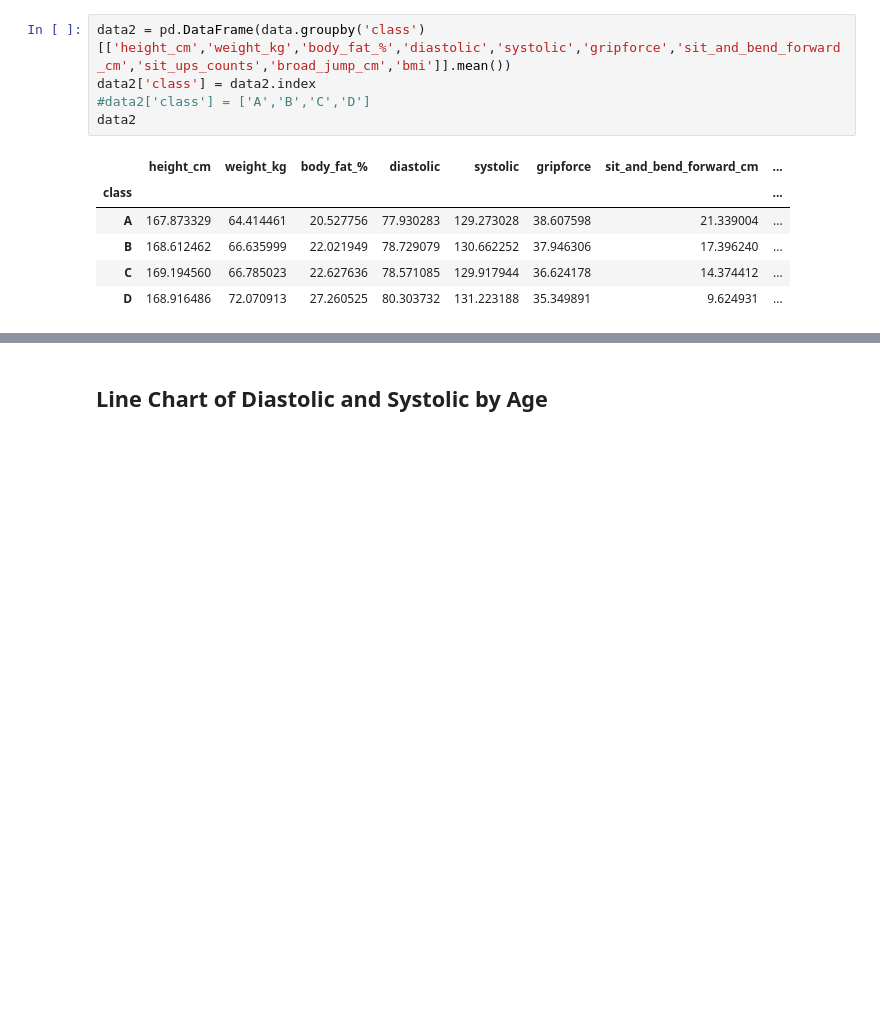
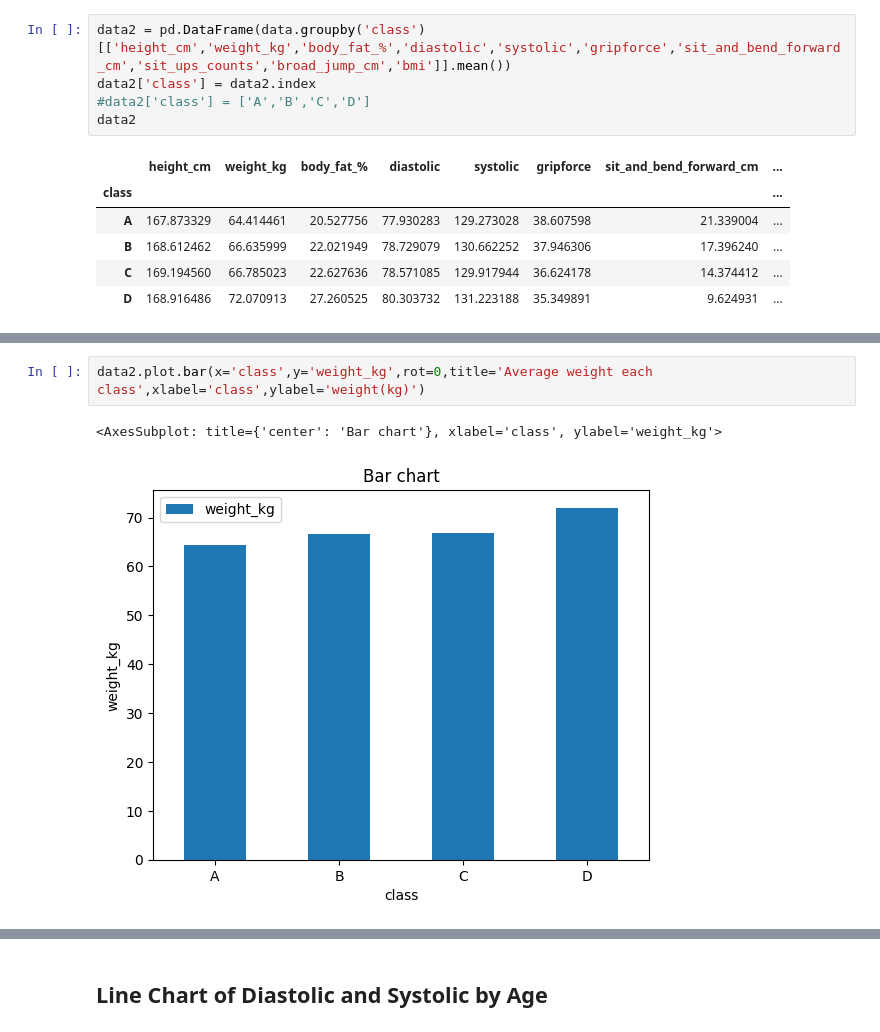
Before and after one commit to kookwangs/DataMiningProject, a Jupyter notebook: project_visualization.ipynb, the cells around one changed output, grey strips where cells are left out. Cells and saved outputs as stored; diff of their text form; blank space fills up the shorter version.

```diff
--- a/project_visualization.ipynb
+++ b/project_visualization.ipynb
@@ -257,0 +248,5 @@ data2.plot.bar(x='class',y='height_cm',rot=0)
+# %%
+data2.plot.bar(x='class',y='weight_kg',rot=0,title='Average weight each class',xlabel='class',ylabel='weight(kg)')
+# %% [output]
+<AxesSubplot: title={'center': 'Bar chart'}, xlabel='class', ylabel='weight_kg'>
+[figure, added]
```
Also changed, not shown: parts of 11 cells of this notebook.
